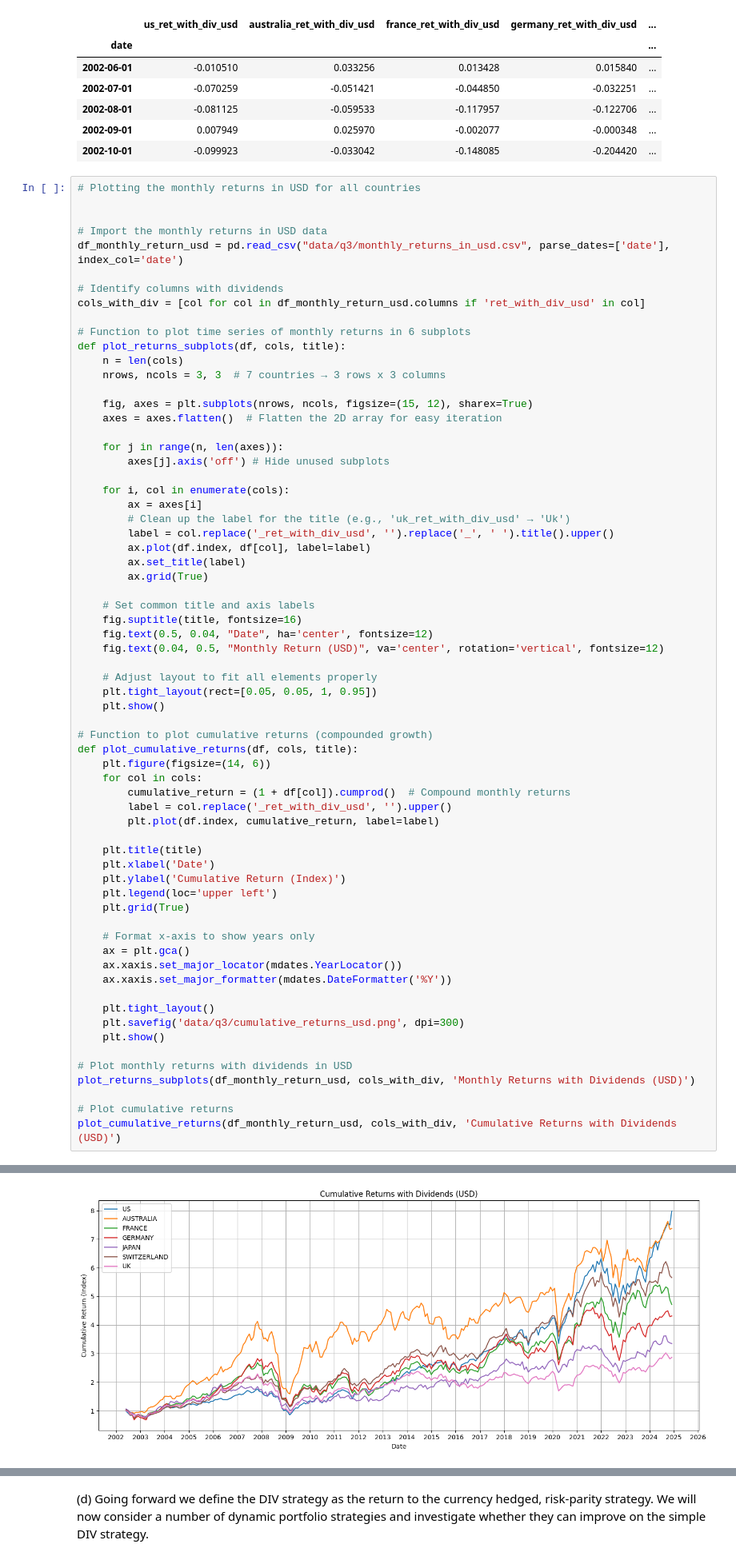
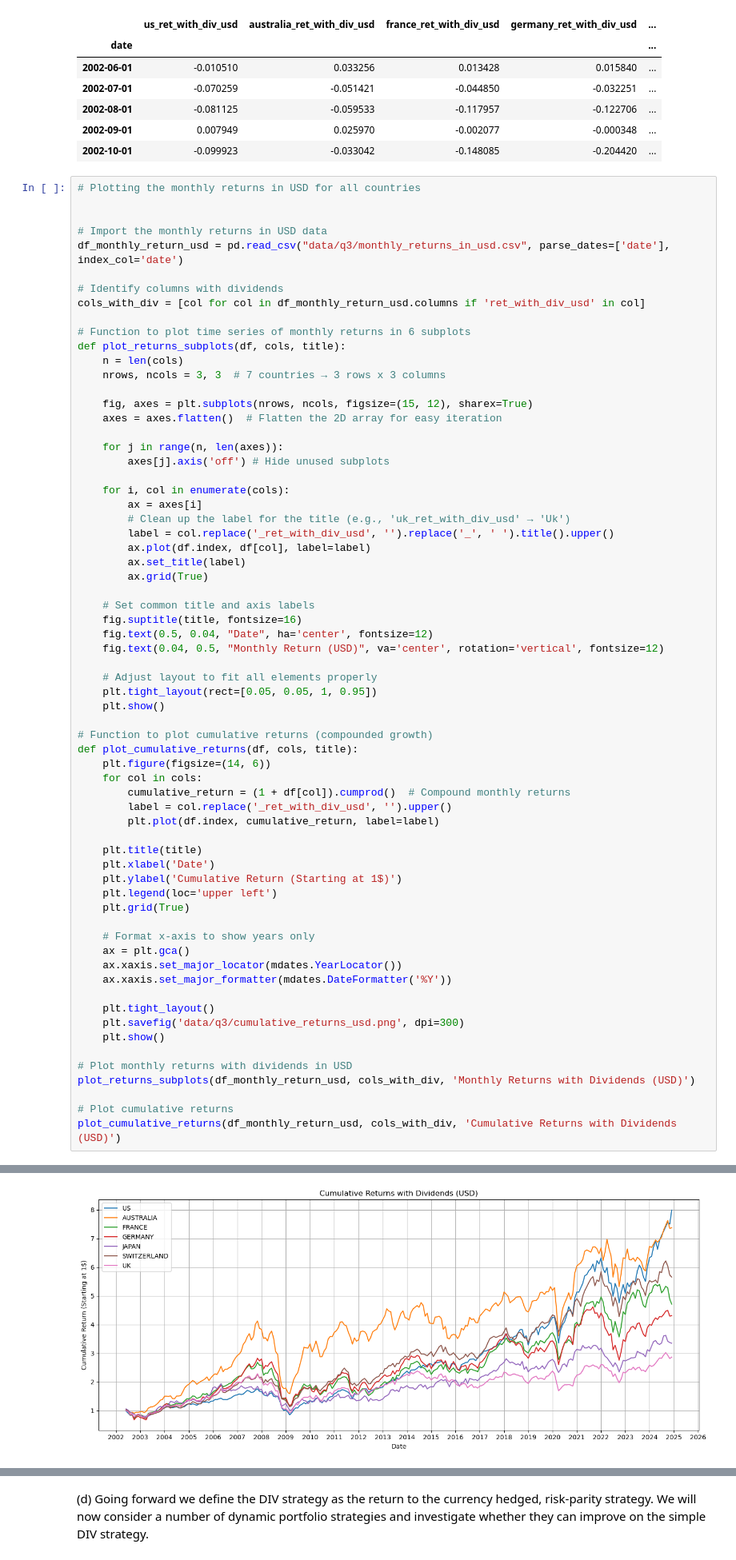
Before and after one commit to matthias-wyss/Investments-project, a Jupyter notebook: notebook.ipynb, the cells around one changed output, grey strips where cells are left out. Shown at 80% size. Cells and saved outputs as stored; diff of their text form.

Commit message:
deleting temp files, and adding a new graph

```diff
--- a/notebook.ipynb
+++ b/notebook.ipynb
@@ -448,35 +448,35 @@ def plot_returns_subplots(df, cols, title):
 
 # Function to plot cumulative returns (compounded growth)
 def plot_cumulative_returns(df, cols, title):
     plt.figure(figsize=(14, 6))
     for col in cols:
         cumulative_return = (1 + df[col]).cumprod()  # Compound monthly returns
         label = col.replace('_ret_with_div_usd', '').upper()
         plt.plot(df.index, cumulative_return, label=label)
 
     plt.title(title)
     plt.xlabel('Date')
-    plt.ylabel('Cumulative Return (Index)')
+    plt.ylabel('Cumulative Return (Starting at 1$)')
     plt.legend(loc='upper left')
     plt.grid(True)
 
     # Format x-axis to show years only
     ax = plt.gca()
     ax.xaxis.set_major_locator(mdates.YearLocator())
     ax.xaxis.set_major_formatter(mdates.DateFormatter('%Y'))
 
     plt.tight_layout()
     plt.savefig('data/q3/cumulative_returns_usd.png', dpi=300)
     plt.show()
 
 # Plot monthly returns with dividends in USD
 plot_returns_subplots(df_monthly_return_usd, cols_with_div, 'Monthly Returns with Dividends (USD)')
 
 # Plot cumulative returns
 plot_cumulative_returns(df_monthly_return_usd, cols_with_div, 'Cumulative Returns with Dividends (USD)')
 # %% [output]
 [figure]
-[figure, old version]
+[figure, new version]
 # %% [markdown]
 (b) A currency-hedged index return is defined as the return in USD to a $1 investment in a foreign stock market index hedged by shorting $1 of the corresponding foreign currency.
 To be specific, the excess return in USD to a $1 investment in the Euro-currency for example (with time $t$ spot exchange rate $S_t$ USD per EUR) is:
```
Also changed, not shown: parts of 15 cells of this notebook, 24 other files.
